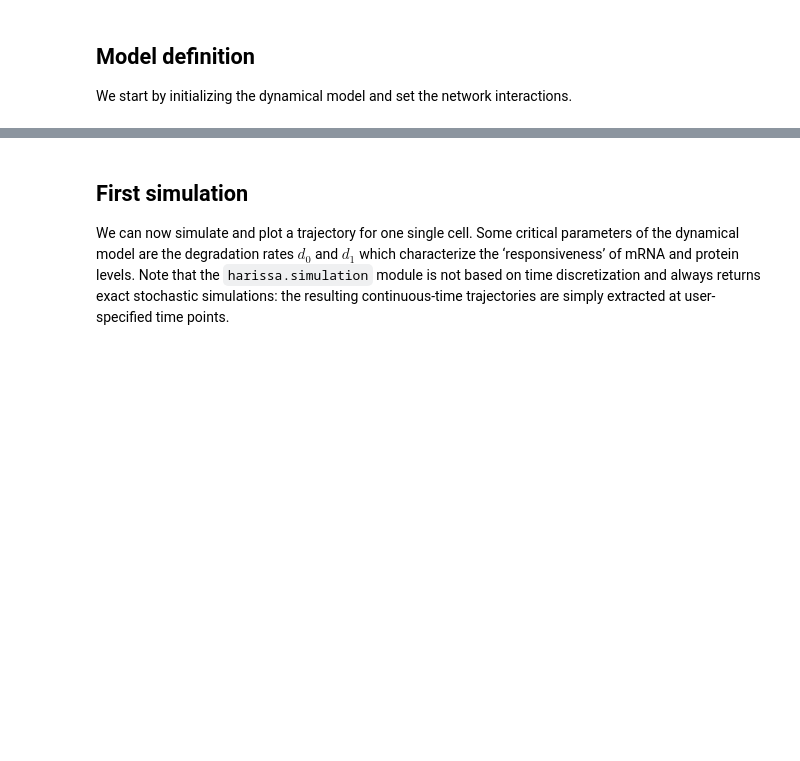
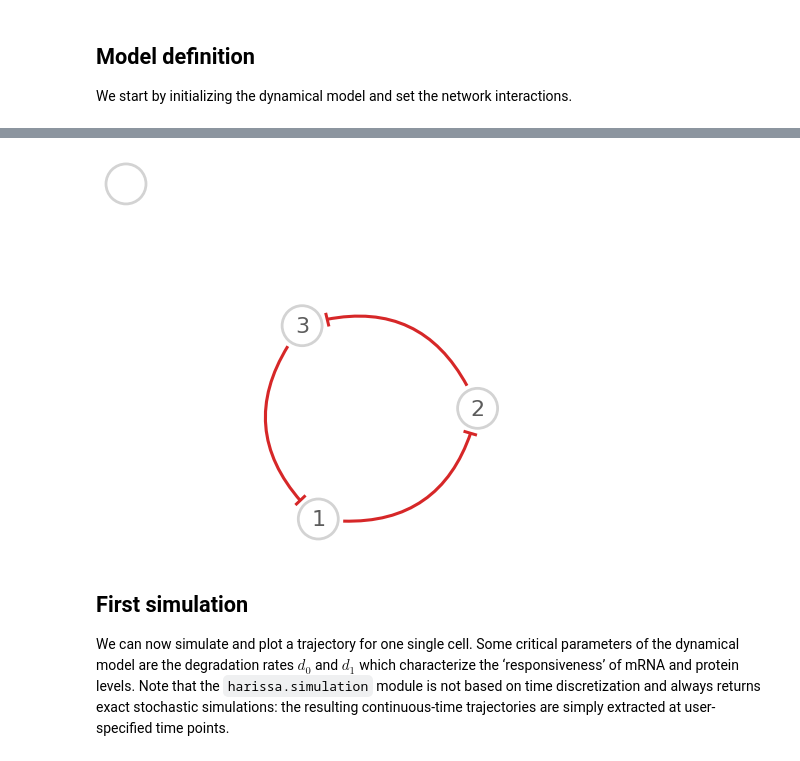
Before and after one commit to harissa-framework/harissa, a Jupyter notebook: notebooks/notebook1.ipynb, the cells around one changed output, grey strips where cells are left out. Drawn from its saved outputs; the diff is of its cells as text; code cells hidden in the pictures; blank space fills up the shorter version.

Commit message:
bend edges

```diff
--- a/notebooks/notebook1.ipynb
+++ b/notebooks/notebook1.ipynb
@@ -39,5 +39,11 @@ model = NetworkModel(param)
 # %%
 from harissa.plot import build_pos, plot_network
 
-plot_network(param.interaction, build_pos(param.interaction), scale=2)
+plot_network(
+    param.interaction,
+    build_pos(param.interaction) * 0.9,
+    scale=2,
+    bend_all=True,
+    bend=0.46
+)
 # %% [output]
@@ -45,3 +50,4 @@ plot_network(param.interaction, build_pos(param.interaction), scale=2)
+[figure, added]
 # %% [markdown]
 ## First simulation
 
```
Also changed, not shown: parts of 9 cells of this notebook.
